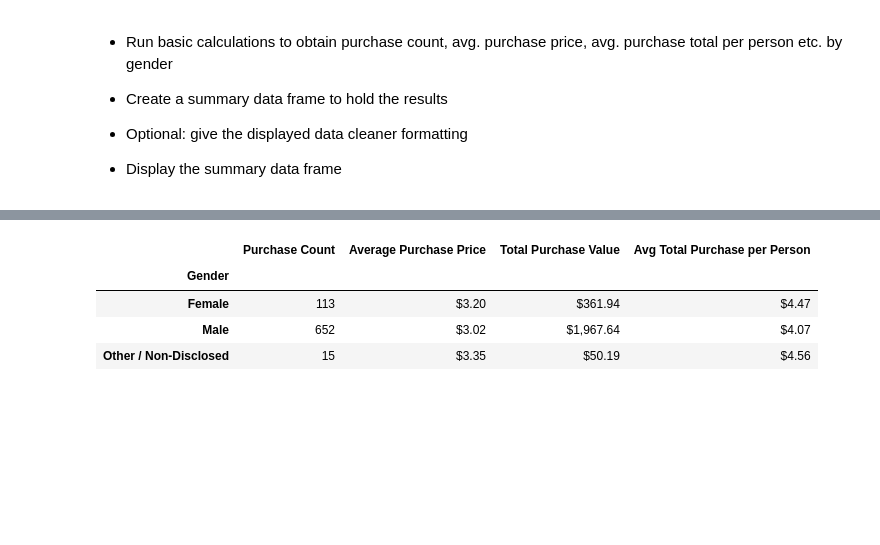
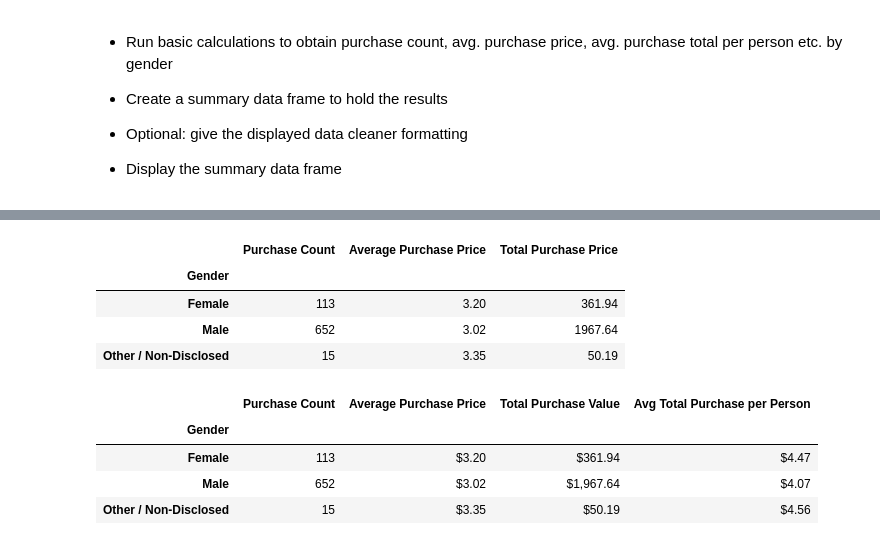
Before and after one commit to CharlesHilgeman/pandas-challenge, a Jupyter notebook: HeroesOfPymoli/HeroesOfPymoli_starter.ipynb, the cells around one changed output, grey strips where cells are left out. Saved outputs shown, nothing was run; the diff lists cells and outputs as text; code cells hidden in the pictures; blank space fills up the shorter version.

```diff
--- a/HeroesOfPymoli/HeroesOfPymoli_starter.ipynb
+++ b/HeroesOfPymoli/HeroesOfPymoli_starter.ipynb
@@ -131,3 +124,15 @@ df1
+# %%
+df2 = pd.DataFrame(purchase_data.groupby("Gender")["Purchase ID"].count()).rename(columns = {"Purchase ID" : "Purchase Count"})
+purchases = purchase_data.groupby("Gender")["Price"].sum()
+df2["Average Purchase Price"] = round(purchases/df2["Purchase Count"],2)
+df2["Total Purchase Price"] = purchases
+df2
+# %% [output]
+|  | Purchase Count | Average Purchase Price | Total Purchase Price |
+| Gender |  |  |  |
+| Female | 113 | 3.20 | 361.94 |
+| Male | 652 | 3.02 | 1967.64 |
+| Other / Non-Disclosed | 15 | 3.35 | 50.19 |
 # %%
 # %% [output]
 |  | Purchase Count | Average Purchase Price | Total Purchase Value | Avg Total Purchase per Person |
```
Also changed, not shown: parts of 6 cells of this notebook.
